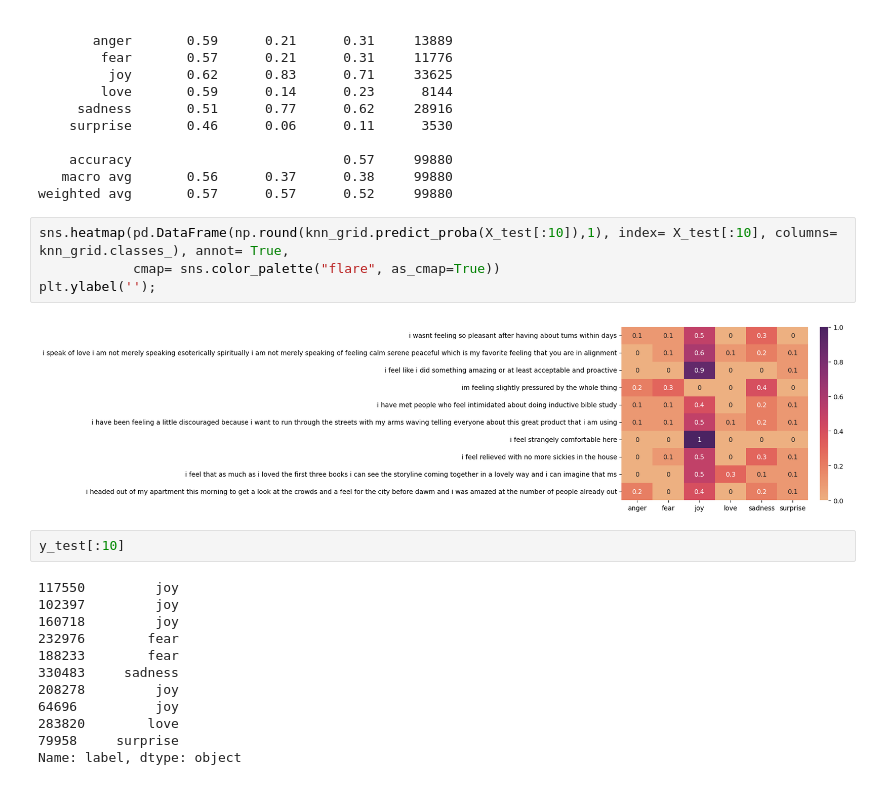
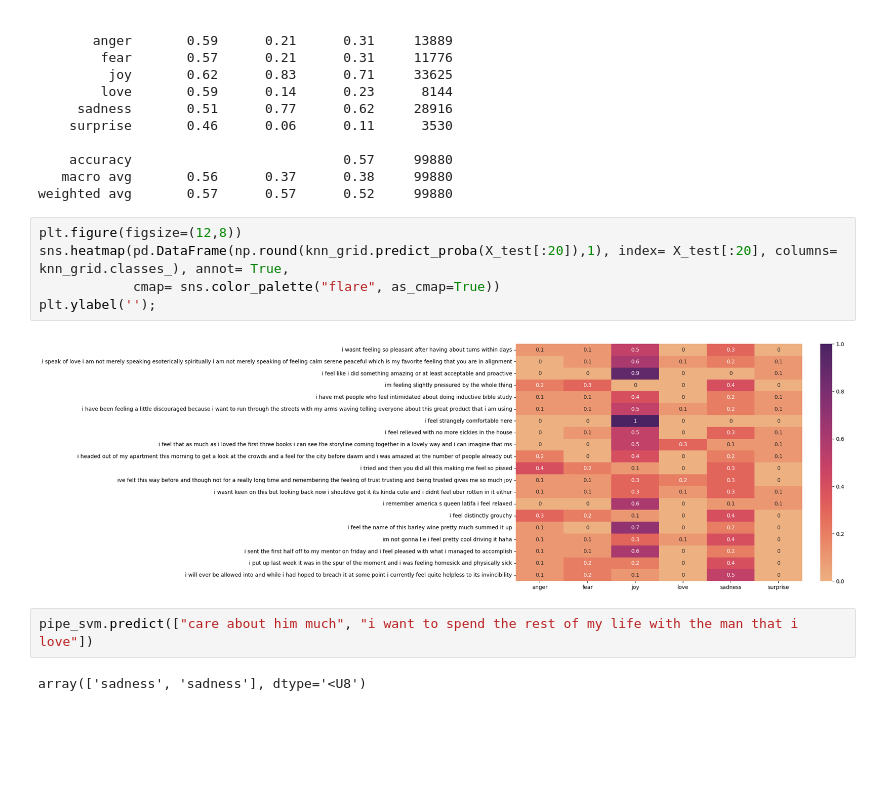
Before and after one commit to garimasc/emotional_classification, a Jupyter notebook: word2vec.ipynb, the cells around one changed output. Cells and saved outputs as stored; diff of their text form; blank space fills up the shorter version.

```diff
--- a/word2vec.ipynb
+++ b/word2vec.ipynb
@@ -265,22 +265,13 @@ KNN classification accuracy is: 0.57.
    macro avg       0.56      0.37      0.38     99880
 weighted avg       0.57      0.57      0.52     99880
 # %%
-sns.heatmap(pd.DataFrame(np.round(knn_grid.predict_proba(X_test[:10]),1), index= X_test[:10], columns= knn_grid.classes_), annot= True,
+plt.figure(figsize=(12,8))
+sns.heatmap(pd.DataFrame(np.round(knn_grid.predict_proba(X_test[:20]),1), index= X_test[:20], columns= knn_grid.classes_), annot= True,
             cmap= sns.color_palette("flare", as_cmap=True))
 plt.ylabel('');
 # %% [output]
-[figure, old version]
+[figure, new version]
 # %%
-y_test[:10]
+pipe_svm.predict(["care about him much", "i want to spend the rest of my life with the man that i love"])
 # %% [output]
-117550         joy
-102397         joy
-160718         joy
-232976        fear
-188233        fear
-330483     sadness
-208278         joy
-64696          joy
-283820        love
-79958     surprise
-Name: label, dtype: object
+array(['sadness', 'sadness'], dtype='<U8')
```
